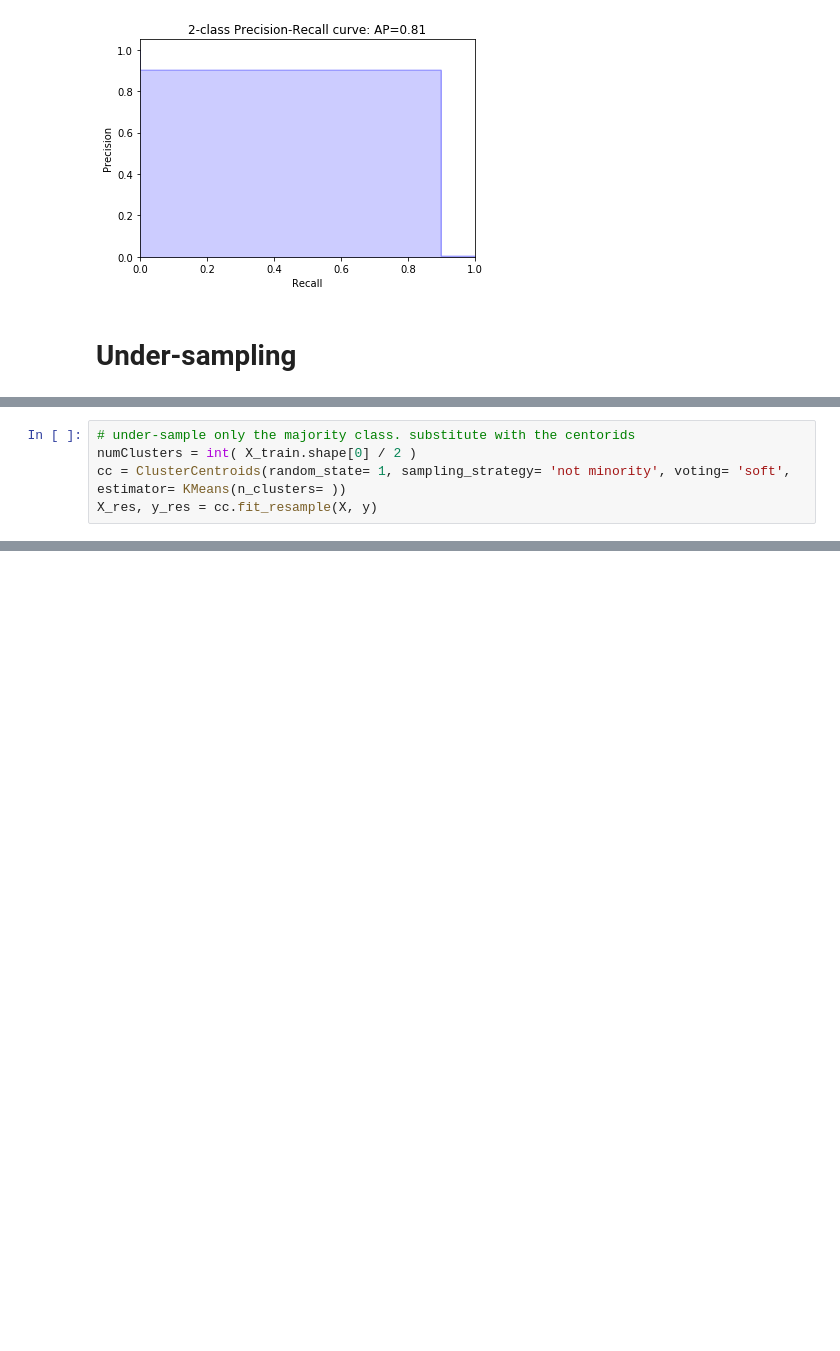
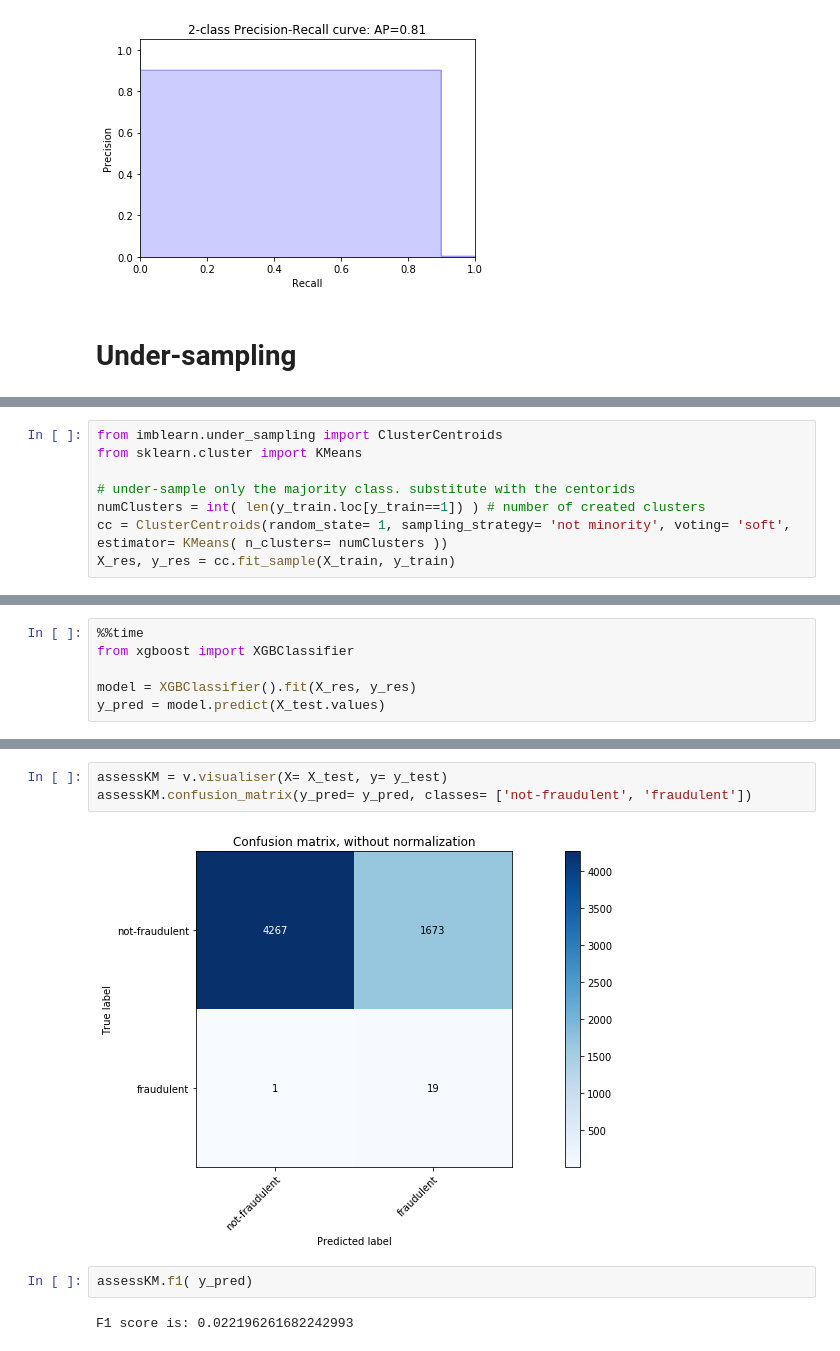
Before and after one commit to k-Petropoulos/imbalanced, a Jupyter notebook: src/main.ipynb, the cells around one changed output, grey strips where cells are left out. Drawn from its saved outputs; the diff is of its cells as text; blank space fills up the shorter version.

Commit message:
Added KMeans subsampling to main.

```diff
--- a/src/main.ipynb
+++ b/src/main.ipynb
@@ -89,5 +88,8 @@ ModuleNotFoundError: No module named 'imblearn'
 # %%
+from imblearn.under_sampling import ClusterCentroids
+from sklearn.cluster import KMeans
+
 # under-sample only the majority class. substitute with the centorids
-numClusters = int( X_train.shape[0] / 2 )
-cc = ClusterCentroids(random_state= 1, sampling_strategy= 'not minority', voting= 'soft', estimator= KMeans(n_clusters= ))
-X_res, y_res = cc.fit_resample(X, y)
+numClusters = int( len(y_train.loc[y_train==1]) ) # number of created clusters
+cc = ClusterCentroids(random_state= 1, sampling_strategy= 'not minority', voting= 'soft', estimator= KMeans( n_clusters= numClusters ))
+X_res, y_res = cc.fit_sample(X_train, y_train)
@@ -95,0 +96,6 @@ SyntaxError: invalid syntax (<ipython-input-40-531e35b37a6c>, line 3)
+# %%
+%%time
+from xgboost import XGBClassifier
+
+model = XGBClassifier().fit(X_res, y_res)
+y_pred = model.predict(X_test.values)
@@ -95,0 +105,9 @@ SyntaxError: invalid syntax (<ipython-input-40-531e35b37a6c>, line 3)
+# %%
+assessKM = v.visualiser(X= X_test, y= y_test)
+assessKM.confusion_matrix(y_pred= y_pred, classes= ['not-fraudulent', 'fraudulent'])
+# %% [output]
+[figure, added]
+# %%
+assessKM.f1( y_pred)
+# %% [output]
+F1 score is: 0.022196261682242993
```
Also changed, not shown: parts of 5 cells of this notebook.
